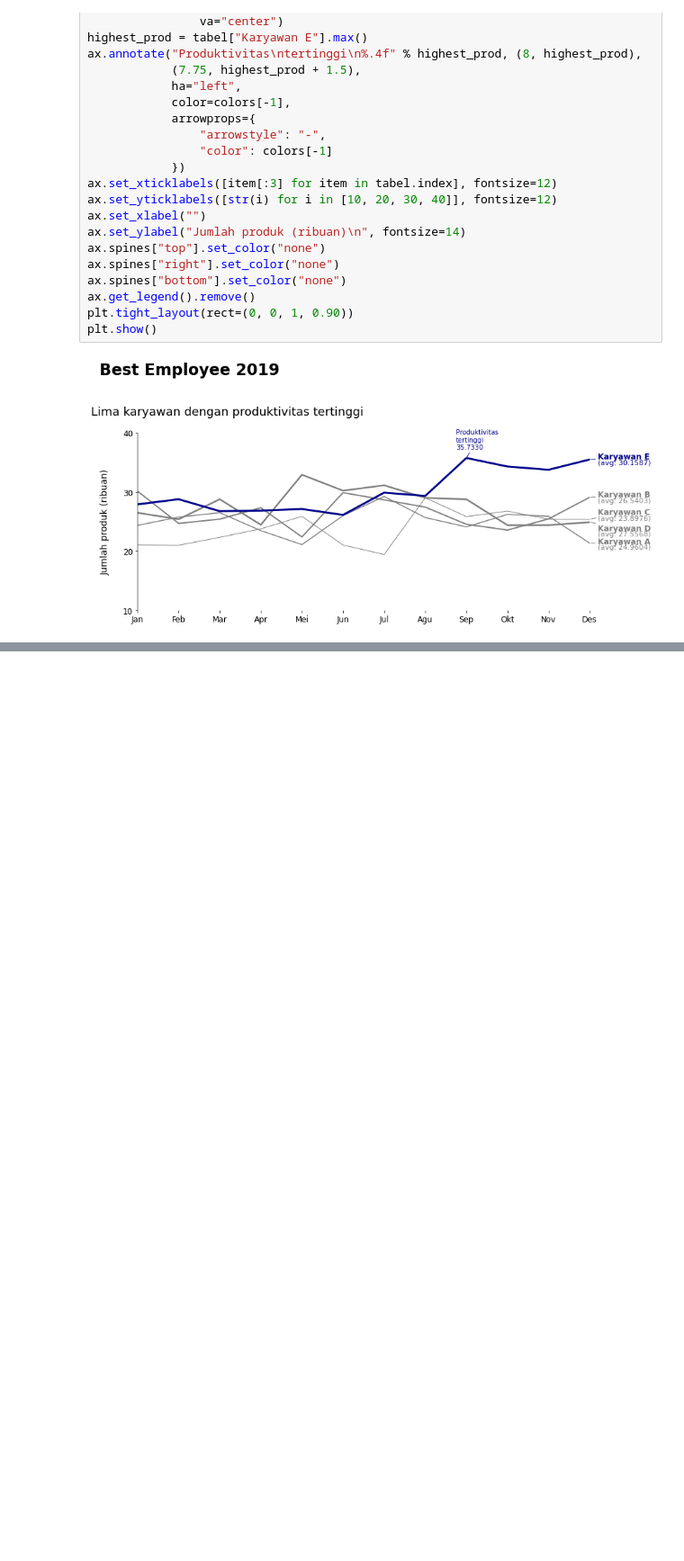
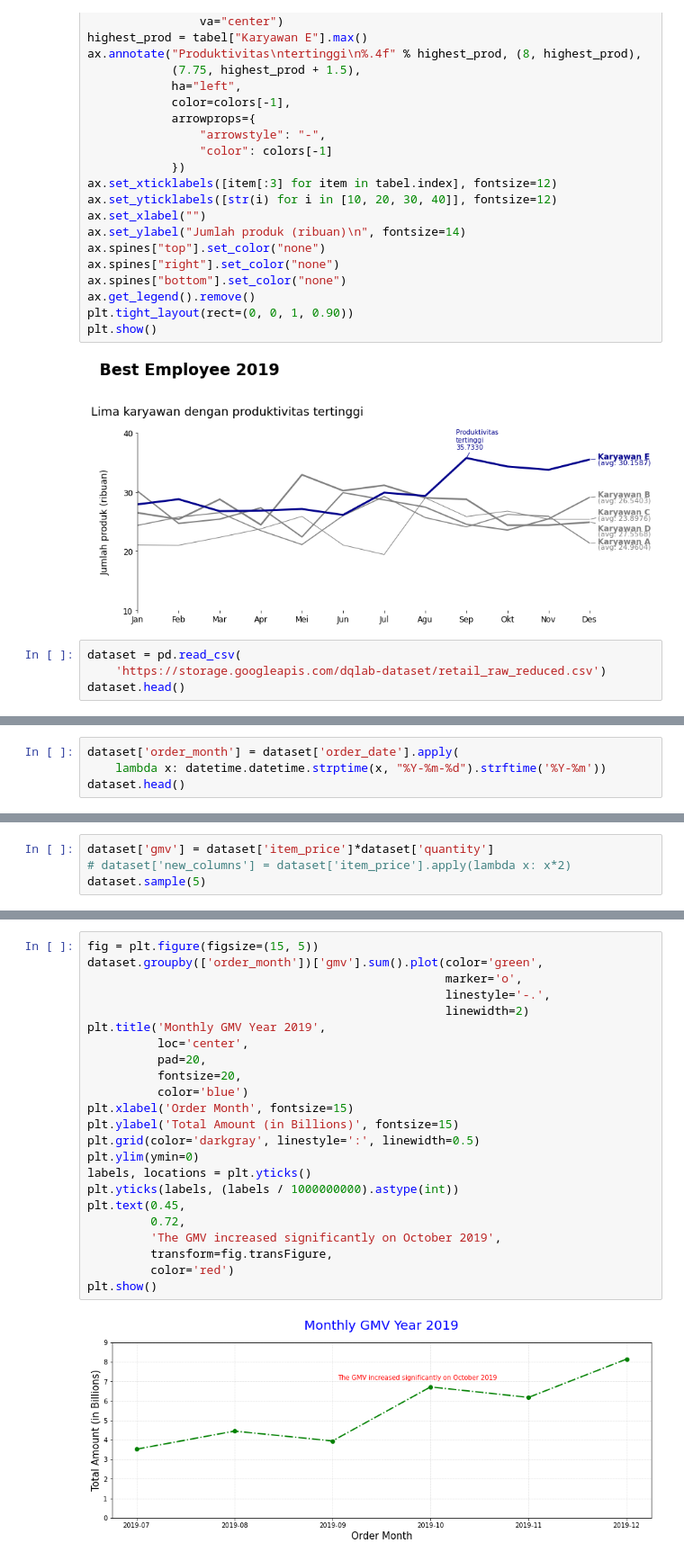
Before and after one commit to bayuwira/Visualization-Best-Practice, a Jupyter notebook: DQLab Datasets.ipynb, the cells around one changed output, grey strips where cells are left out. Shown at 90% size. Saved outputs shown, nothing was run; the diff lists cells and outputs as text; blank space fills up the shorter version.

```diff
--- a/DQLab Datasets.ipynb
+++ b/DQLab Datasets.ipynb
@@ -121,3 +122,7 @@ plt.tight_layout(rect=(0, 0, 1, 0.90))
 plt.show()
 # %% [output]
 [figure]
+# %%
+dataset = pd.read_csv(
+    'https://storage.googleapis.com/dqlab-dataset/retail_raw_reduced.csv')
+dataset.head()
@@ -123,0 +136,4 @@ plt.show()
+# %%
+dataset['order_month'] = dataset['order_date'].apply(
+    lambda x: datetime.datetime.strptime(x, "%Y-%m-%d").strftime('%Y-%m'))
+dataset.head()
@@ -123,0 +147,4 @@ plt.show()
+# %%
+dataset['gmv'] = dataset['item_price']*dataset['quantity']
+# dataset['new_columns'] = dataset['item_price'].apply(lambda x: x*2)
+dataset.sample(5)
@@ -123,0 +169,25 @@ plt.show()
+# %%
+fig = plt.figure(figsize=(15, 5))
+dataset.groupby(['order_month'])['gmv'].sum().plot(color='green',
+                                                   marker='o',
+                                                   linestyle='-.',
+                                                   linewidth=2)
+plt.title('Monthly GMV Year 2019',
+          loc='center',
+          pad=20,
+          fontsize=20,
+          color='blue')
+plt.xlabel('Order Month', fontsize=15)
+plt.ylabel('Total Amount (in Billions)', fontsize=15)
+plt.grid(color='darkgray', linestyle=':', linewidth=0.5)
+plt.ylim(ymin=0)
+labels, locations = plt.yticks()
+plt.yticks(labels, (labels / 1000000000).astype(int))
+plt.text(0.45,
+         0.72,
+         'The GMV increased significantly on October 2019',
+         transform=fig.transFigure,
+         color='red')
+plt.show()
+# %% [output]
+[figure, added]
```
Also changed, not shown: parts of 7 cells of this notebook.
